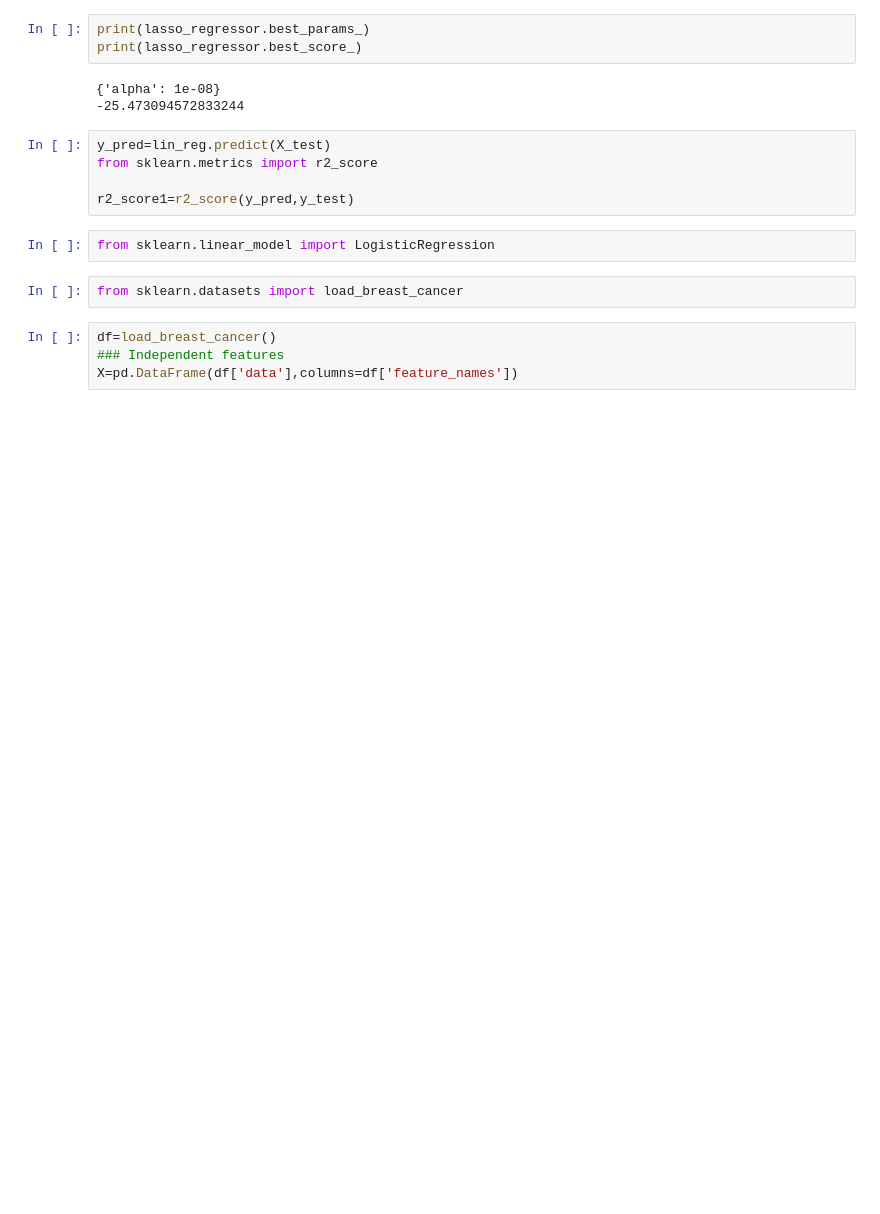
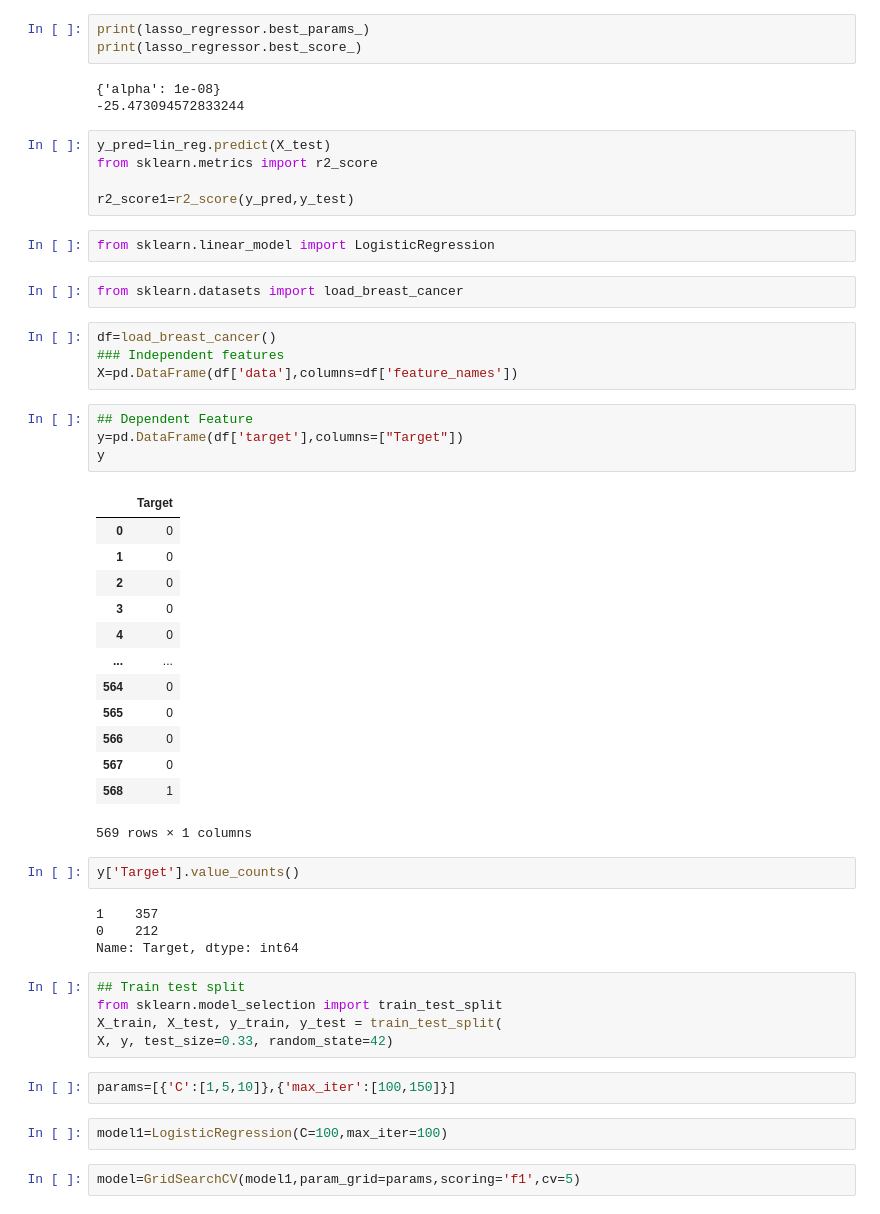
Before and after one commit to SUDHANSHU4497/practice, a Jupyter notebook: regression_practice.ipynb, the cells around one changed output. Drawn from its saved outputs; the diff is of its cells as text; blank space fills up the shorter version.

```diff
--- a/regression_practice.ipynb
+++ b/regression_practice.ipynb
@@ -142,3 +142,38 @@ from sklearn.datasets import load_breast_cancer
 df=load_breast_cancer()
 ### Independent features
 X=pd.DataFrame(df['data'],columns=df['feature_names'])
+# %%
+## Dependent Feature
+y=pd.DataFrame(df['target'],columns=["Target"])
+y
+# %% [output]
+|  | Target |
+| 0 | 0 |
+| 1 | 0 |
+| 2 | 0 |
+| 3 | 0 |
+| 4 | 0 |
+| ... | ... |
+| 564 | 0 |
+| 565 | 0 |
+| 566 | 0 |
+| 567 | 0 |
+| 568 | 1 |
+569 rows × 1 columns
+# %%
+y['Target'].value_counts()
+# %% [output]
+1    357
+0    212
+Name: Target, dtype: int64
+# %%
+## Train test split
+from sklearn.model_selection import train_test_split
+X_train, X_test, y_train, y_test = train_test_split(
+X, y, test_size=0.33, random_state=42)
+# %%
+params=[{'C':[1,5,10]},{'max_iter':[100,150]}]
+# %%
+model1=LogisticRegression(C=100,max_iter=100)
+# %%
+model=GridSearchCV(model1,param_grid=params,scoring='f1',cv=5)
```
Also changed, not shown: parts of 5 cells of this notebook.
